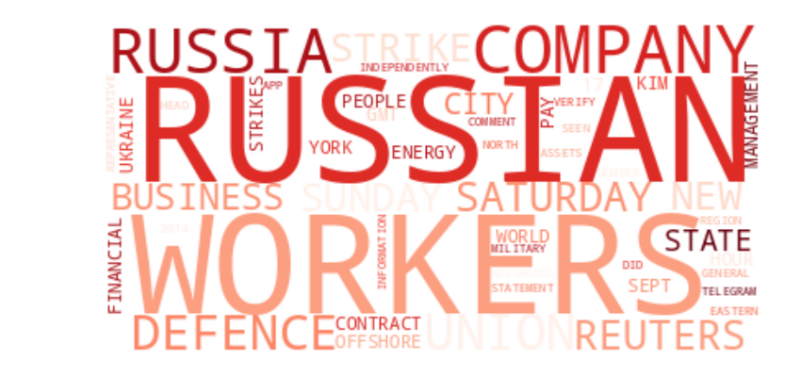
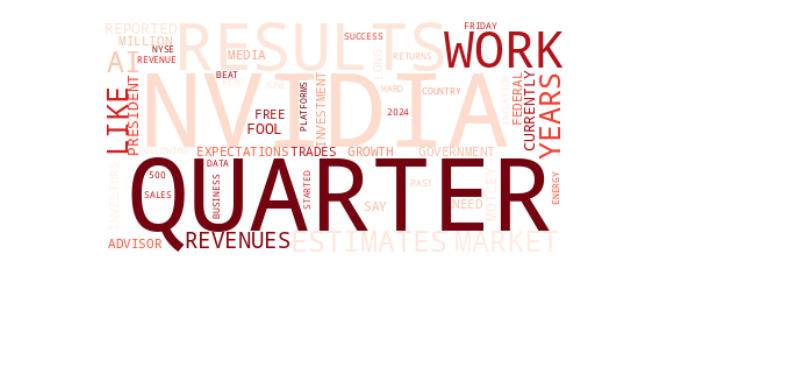
Before and after one commit to Nimish-4/Web_scraping_NLP, a Jupyter notebook: Project_scraping_nlp.ipynb, the cells around one changed output. Cells and saved outputs as stored; diff of their text form; code cells hidden in the pictures; blank space fills up the shorter version.

Commit message:
HTML structure of Yahoo changed.

```diff
--- a/Project_scraping_nlp.ipynb
+++ b/Project_scraping_nlp.ipynb
@@ -29,12 +32,0 @@ a_tags = doc.find_all('a', {'class': "js-content-viewer"})
-# %%
-# Getting headlines of each news article and converting to
-
-news_list = []
-
-for i in range(len(a_tags)):
-      news = a_tags[i].text
-      news_list.append(news)
-      print("Headline " + str(i+1) + ":  " + news)
-
-news_df = pd.DataFrame(news_list)
-news_df.to_csv('Market_News')
@@ -53,9 +34,10 @@ Headline 10:  Caught in a lie, CEO of embattled firm caring for NYC migrants res
 # Searching for and saving the links to articles embedded in the <a> tags
 
 links = []
-url = "https://finance.yahoo.com"
+url = ""                 #https://finance.yahoo.com/news
 
-for anchor in a_tags:
+for anchor in articles:
+
   href=anchor.get('href')
   links.append(url+href)
 
@@ -65,7 +47,9 @@ print(links)
 # %%
 # Extracting the text from the actual news article using the links stored before
 
-articles = []
+articles_text = []
+headlines = []
+
 
 for link in links:
 
@@ -75,13 +59,21 @@ for link in links:
     res = requests.get(link)
     article = BeautifulSoup(res.text, 'html.parser')
     outer = article.find_all('div',{'class':'caas-body'})
-    paras = outer[0].find_all('p')
+    title = article.find('h1',{'id':'caas-lead-header-undefined'})
 
-    for i in range(1,len(paras)-3):               # Excluding <p> tags with irrelevant info. like date, time, author etc.
-      curr+=paras[i].text
 
-    articles.append(curr)
+    if outer!= []:
+      paras = outer[0].find_all('p')
 
-print(articles)
-print('Number of articles: ',len(articles))
+      for i in range(1,len(paras)-1):               # Excluding <p> tags with irrelevant info. like date, time, author etc.
+        curr+=paras[i].text
+      articles_text.append(curr)
+
+
+      headlines.append(title.text)
+
+
+
+print('Number of articles: ',len(articles_text))
+print(headlines)
 # %% [output]
@@ -98,6 +90,6 @@ vectorizer = TfidfVectorizer(stop_words="english",
                         min_df = 0.2,             # Cut words present in less than 20% of documents
                         max_df = 0.5)             # Cut words present in more than 50% of documents
 
-tfidf = vectorizer.fit_transform(articles)
+tfidf = vectorizer.fit_transform(articles_text)
 print(tfidf.shape)
 # %% [output]
@@ -122,16 +117,16 @@ sns.barplot(x='rank',y='term',data=ranked[:20], palette='Reds_r', ax=ax);
 # %%
 # Make a word cloud of the most frequent words using tfidf frequencies
 
 dic = {ranked.loc[i,'term'].upper(): ranked.loc[i,'rank'] for i in range(0,len(ranked))}
 
 from wordcloud import WordCloud
 wordcloud = WordCloud(background_color='white',
                       max_words=50,
                       colormap='Reds').generate_from_frequencies(dic)
 
-fig = plt.figure(1,figsize=(12,15),dpi=150)
+fig = plt.figure(1,figsize=(12,15),dpi=50)
 plt.imshow(wordcloud,interpolation="bilinear")
 plt.axis('off')
 plt.show()
 # %% [output]
-[figure, old version]
+[figure, new version]
```
Also changed, not shown: parts of 7 cells of this notebook.
